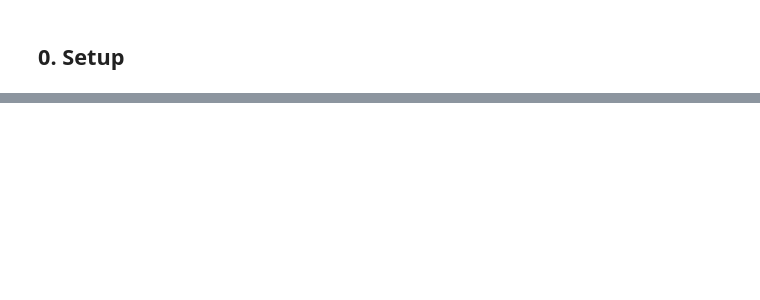
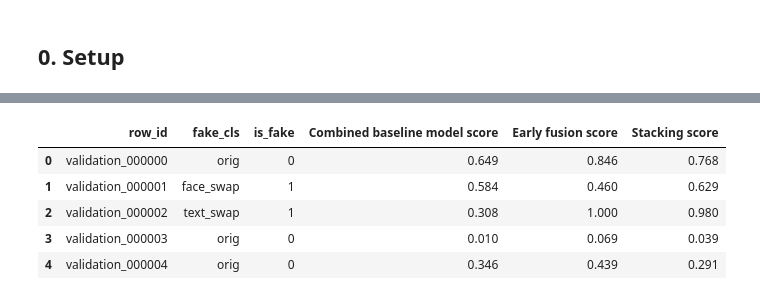
Before and after one commit to mfchloe/bt4012-team12, a Jupyter notebook: notebooks/11_model_comparison.ipynb, the cells around one changed output, grey strips where cells are left out. Saved outputs shown, nothing was run; the diff lists cells and outputs as text; code cells hidden in the pictures; blank space fills up the shorter version.

Commit message:
feat: update comparison notebook

```diff
--- a/notebooks/11_model_comparison.ipynb
+++ b/notebooks/11_model_comparison.ipynb
@@ -109,19 +52,0 @@ For each model and target: the best-F1 threshold, and a threshold allowing at mo
-# %%
-def fpr_threshold(y, score, rate=TARGET_FPR):
-    """Conservative validation cutoff for decisions made with score >= threshold."""
-    negative_scores = np.sort(np.asarray(score)[np.asarray(y) == 0])
-    if not len(negative_scores) or not np.isfinite(negative_scores).all() or not 0 <= rate < 1:
-        raise ValueError("Finite negative scores and a rate in [0, 1) are required")
-    allowed = int(np.floor(rate * len(negative_scores)))
-    cutoff = negative_scores[len(negative_scores) - allowed - 1]
-    # Step in the scores' own floating dtype, so float32 comparisons also exclude ties.
-    return float(np.nextafter(cutoff, np.inf, dtype=negative_scores.dtype))
-
-
-thresholds = {}
-for model, s in val_scores.items():
-    for target, score in s.items():
-        thresholds[model, target, "F1"] = best_f1_threshold(val[target], score)
-        thresholds[model, target, "FPR1"] = fpr_threshold(val[target], score)
-
-pd.Series(thresholds).unstack().round(3)
@@ -190,0 +63,66 @@ Late fusion, early fusion and stacking predict the same `is_fake` target for an
+# %%
+SOURCES = {
+    "Text only": ("text_model", ["p_text_fake"]),
+    "Image only": ("image_model", ["p_image_fake"]),
+    "Early fusion": ("early_fusion", ["p_image_fake", "p_text_fake"]),
+    "Stacking": ("multimodal_stacking", ["p_image_fake", "p_text_fake"]),
+}
+BASELINE = "Combined baseline model"
+MODEL_ORDER = [BASELINE, "Early fusion", "Stacking"]
+
+
+def load_scores(split, preview=False):
+    """Return split labels and aligned pair scores for all three approaches."""
+    labels = pd.read_parquet(
+        PROCESSED_DIR / f"{split}.parquet",
+        columns=["row_id", "fake_cls", "is_fake"],
+    )
+    if labels["row_id"].isna().any() or not labels["row_id"].is_unique:
+        raise ValueError(f"{split}: label row IDs must be nonmissing and unique")
+    if set(labels["is_fake"].unique()) != {0, 1} or labels["fake_cls"].isna().any():
+        raise ValueError(f"{split}: both binary classes and nonmissing manipulation labels are required")
+
+    if preview:
+        print(f"Loaded {len(labels):,} labels from data/processed/{split}.parquet")
+        display(labels.head(3))
+
+    loaded = {}
+    for name, (prefix, columns) in SOURCES.items():
+        path = PREDICTIONS_DIR / f"{prefix}_{split}.parquet"
+        if not path.is_file():
+            raise FileNotFoundError(f"Required {name} predictions are missing: {path}")
+        pred = pd.read_parquet(path, columns=["row_id", *columns])
+        if pred["row_id"].isna().any() or not pred["row_id"].is_unique:
+            raise ValueError(f"{name}: prediction row IDs must be nonmissing and unique")
+        if (len(pred) != len(labels)
+                or not labels["row_id"].isin(pred["row_id"]).all()):
+            raise ValueError(f"{name}: prediction IDs do not exactly match the {split} split")
+        aligned = labels[["row_id"]].merge(
+            pred, on="row_id", how="left", sort=False, validate="one_to_one"
+        )
+        values = aligned[columns].to_numpy()
+        if not np.isfinite(values).all() or ((values < 0) | (values > 1)).any():
+            raise ValueError(f"{name}: scores must be finite and between 0 and 1")
+        loaded[name] = aligned
+        if preview:
+            print(f"{name}: {path.relative_to(PROJECT_ROOT)} — aligned by row_id")
+            display(aligned.head(3).round(3))
+
+    scores = {
+        BASELINE: combine_fake_score(
+            loaded["Image only"]["p_image_fake"], loaded["Text only"]["p_text_fake"]
+        )
+    }
+    for name in MODEL_ORDER[1:]:
+        scores[name] = combine_fake_score(
+            loaded[name]["p_image_fake"], loaded[name]["p_text_fake"]
+        )
+    if preview:
+        combined = labels.assign(**{f"{name} score": score for name, score in scores.items()})
+        print("Combined pair scores (first 5 rows); is_fake: 0 = genuine, 1 = fake.")
+        display(combined.head(5).round(3))
+    return labels, scores
+
+
+val, val_scores = load_scores("validation", preview=True)
+# %% [output]
@@ -190,0 +155,6 @@ Late fusion, early fusion and stacking predict the same `is_fake` target for an
+|  | row_id | fake_cls | is_fake | Combined baseline model score | Early fusion score | Stacking score |
+| 0 | validation_000000 | orig | 0 | 0.649 | 0.846 | 0.768 |
+| 1 | validation_000001 | face_swap | 1 | 0.584 | 0.460 | 0.629 |
+| 2 | validation_000002 | text_swap | 1 | 0.308 | 1.000 | 0.980 |
+| 3 | validation_000003 | orig | 0 | 0.010 | 0.069 | 0.039 |
+| 4 | validation_000004 | orig | 0 | 0.346 | 0.439 | 0.291 |
```
Also changed, not shown: parts of 30 cells of this notebook.
